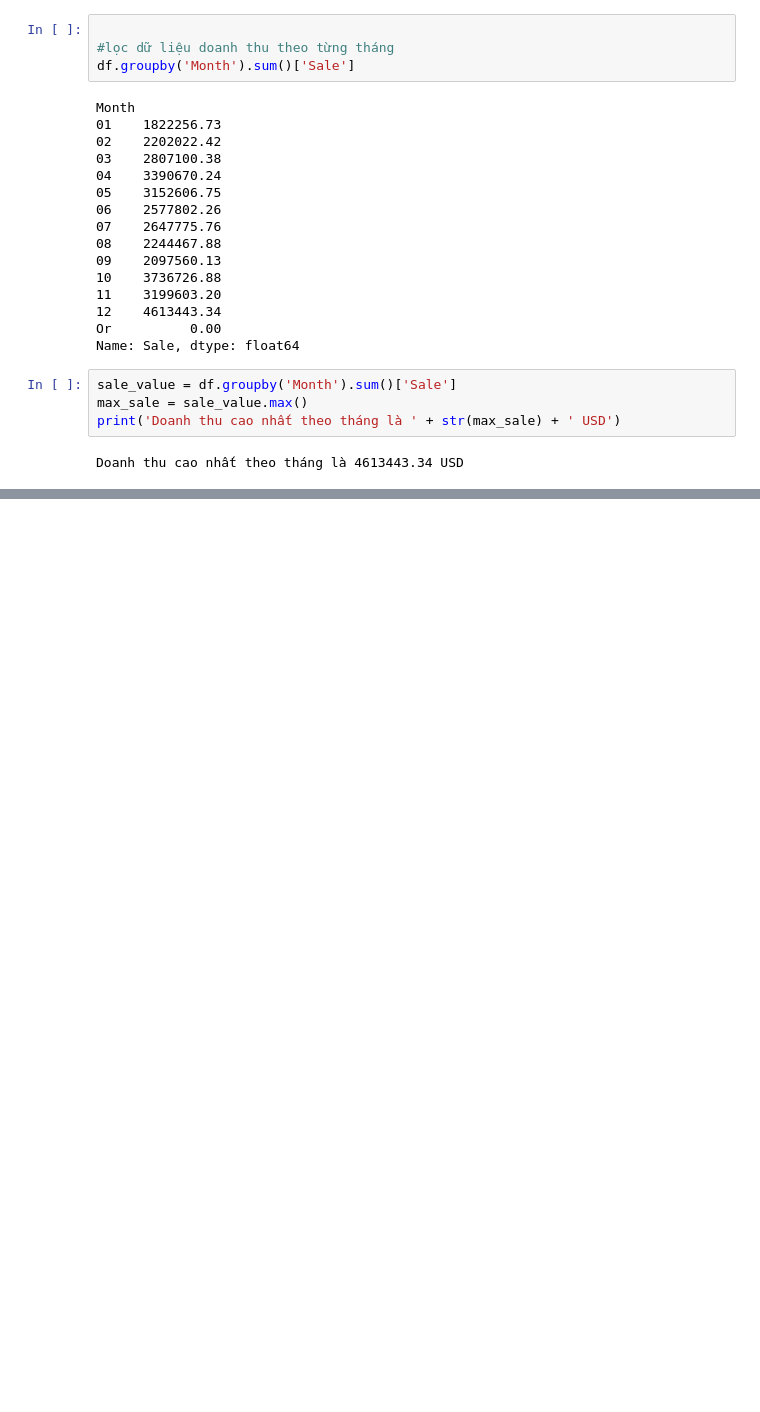
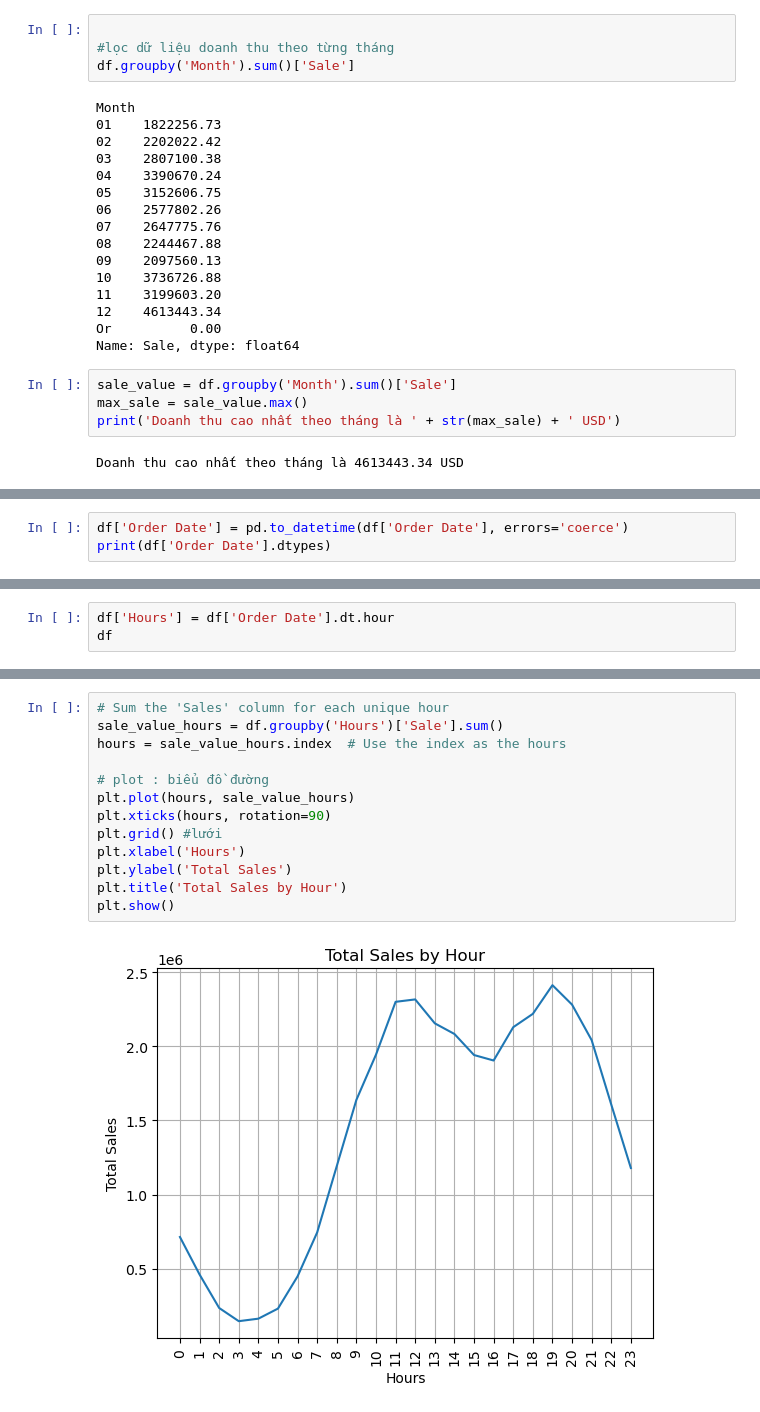
Before and after one commit to vuduchoainam/Sale_RP, a Jupyter notebook: sale.ipynb, the cells around one changed output, grey strips where cells are left out. Cells and saved outputs as stored; diff of their text form; blank space fills up the shorter version.

```diff
--- a/sale.ipynb
+++ b/sale.ipynb
@@ -224,0 +308,3 @@ plt.show()
+# %%
+df['Order Date'] = pd.to_datetime(df['Order Date'], errors='coerce')
+print(df['Order Date'].dtypes)
@@ -224,0 +313,3 @@ plt.show()
+# %%
+df['Hours'] = df['Order Date'].dt.hour
+df
@@ -224,0 +330,15 @@ plt.show()
+# %%
+# Sum the 'Sales' column for each unique hour
+sale_value_hours = df.groupby('Hours')['Sale'].sum()
+hours = sale_value_hours.index  # Use the index as the hours
+
+# plot : biểu đồ đường
+plt.plot(hours, sale_value_hours)
+plt.xticks(hours, rotation=90)
+plt.grid() #lưới
+plt.xlabel('Hours')
+plt.ylabel('Total Sales')
+plt.title('Total Sales by Hour')
+plt.show()
+# %% [output]
+[figure, added]
```
Also changed, not shown: parts of 12 cells of this notebook.
